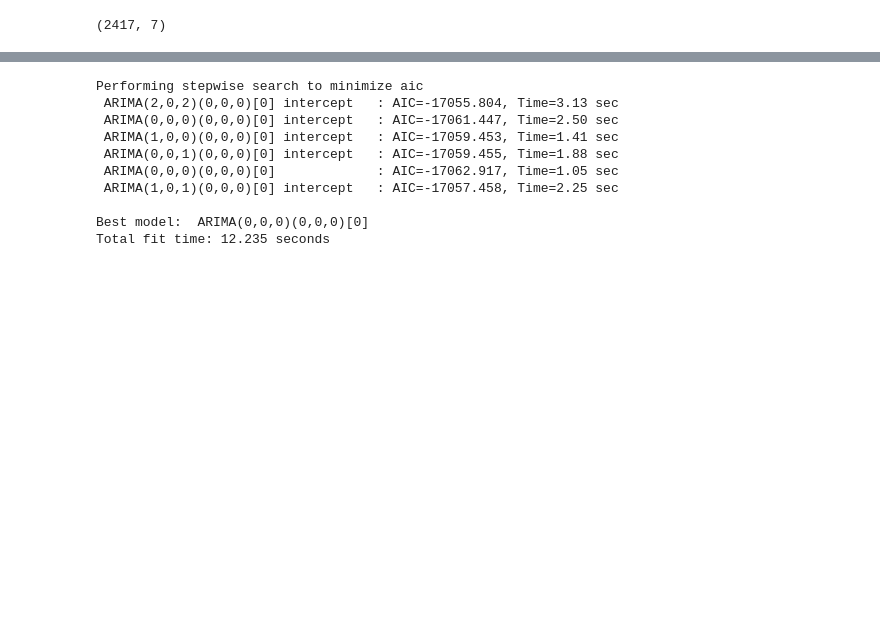
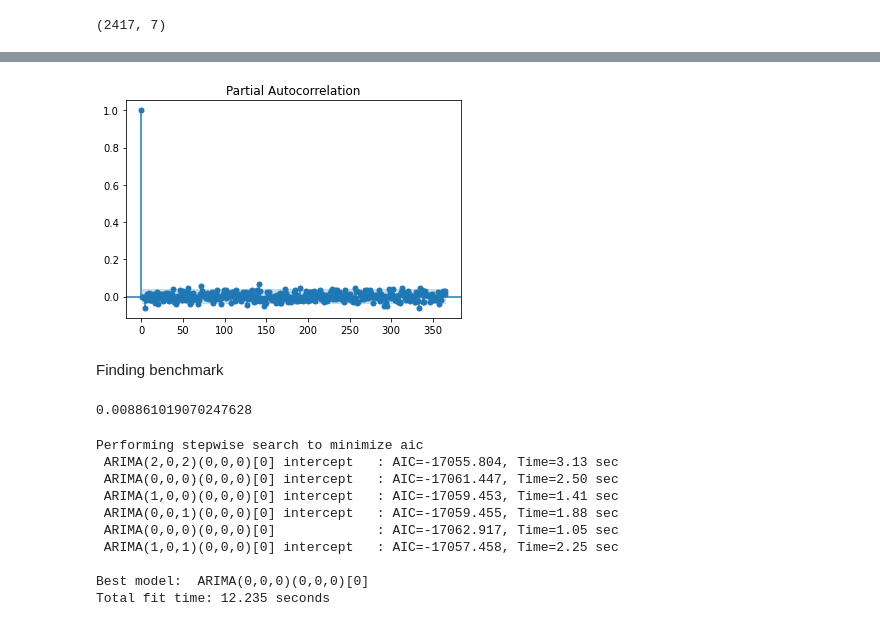
Before and after one commit to demondy/Gold_Price_Prediction, a Jupyter notebook: modeling.ipynb, the cells around one changed output, grey strips where cells are left out. Drawn from its saved outputs; the diff is of its cells as text; code cells hidden in the pictures; blank space fills up the shorter version.

```diff
--- a/modeling.ipynb
+++ b/modeling.ipynb
@@ -172,3 +172,17 @@ exog_train, exog_test, endog_train, endog_test = train_test_split(exog,
+# %%
+plot_pacf(endog, lags=365,alpha=.05);
+# %% [output]
+[figure, added]
+# %% [markdown]
+Finding benchmark
+# %%
+count = 0
+for x in endog_test:
+    mean = endog_test.mean()
+    count += (x-mean)**2
+np.sqrt(count/len(endog_test))
+# %% [output]
+0.008861019070247628
 # %%
 auto_arima(endog, exogenous=exog, trace=True, mean=False).summary()
 # %% [output]
```
Also changed, not shown: parts of 12 cells of this notebook, 5 other files.
